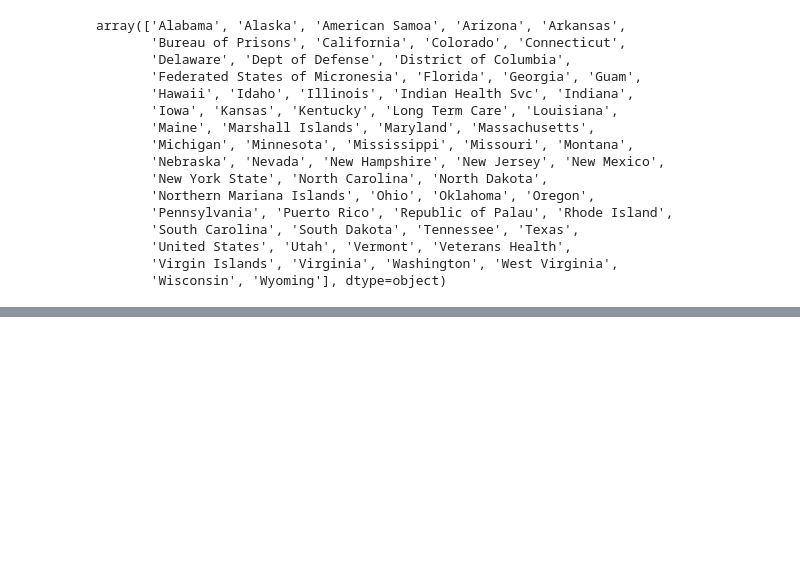
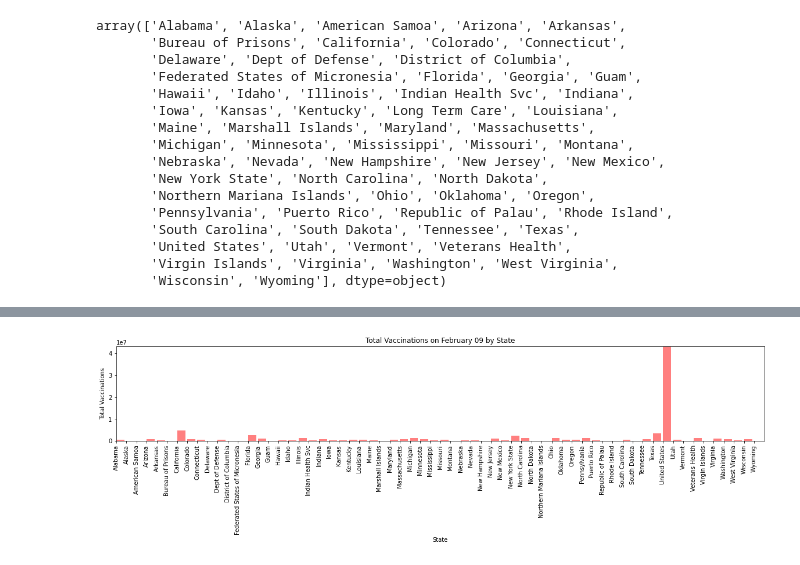
Before and after one commit to kfield1/Project-Covid, a Jupyter notebook: Vaccinations.ipynb, the cells around one changed output, grey strips where cells are left out. Cells and saved outputs as stored; diff of their text form; code cells hidden in the pictures; blank space fills up the shorter version.

```diff
--- a/Vaccinations.ipynb
+++ b/Vaccinations.ipynb
@@ -189,0 +293,3 @@ tick_locations
+# %%
+Feb_09_df=no_null_total_df[(no_null_total_df["date"]=="2021-02-09")]
+Feb_09_df
@@ -189,0 +310,16 @@ tick_locations
+# %%
+x_axis = np.arange(len(Feb_09_df))
+tick_locations = [value for value in x_axis]
+# %%
+plt.figure(figsize=(20,3))
+plt.bar(x_axis,Feb_09_df ["total_vaccinations"], color='r', alpha=0.5, align="edge")
+plt.xticks(x_axis, Feb_09_df["location"].values, rotation="vertical")
+plt.xlim(-.025, len(x_axis))
+plt.ylim(0, max(Feb_09_df["total_vaccinations"])+10)
+plt.title("Total Vaccinations on February 09 by State")
+plt.xlabel("State")
+plt.ylabel("Total Vaccinations")
+#plt.tight_layout()
+plt.show()
+# %% [output]
+[figure, added]
```
Also changed, not shown: parts of 20 cells of this notebook.
